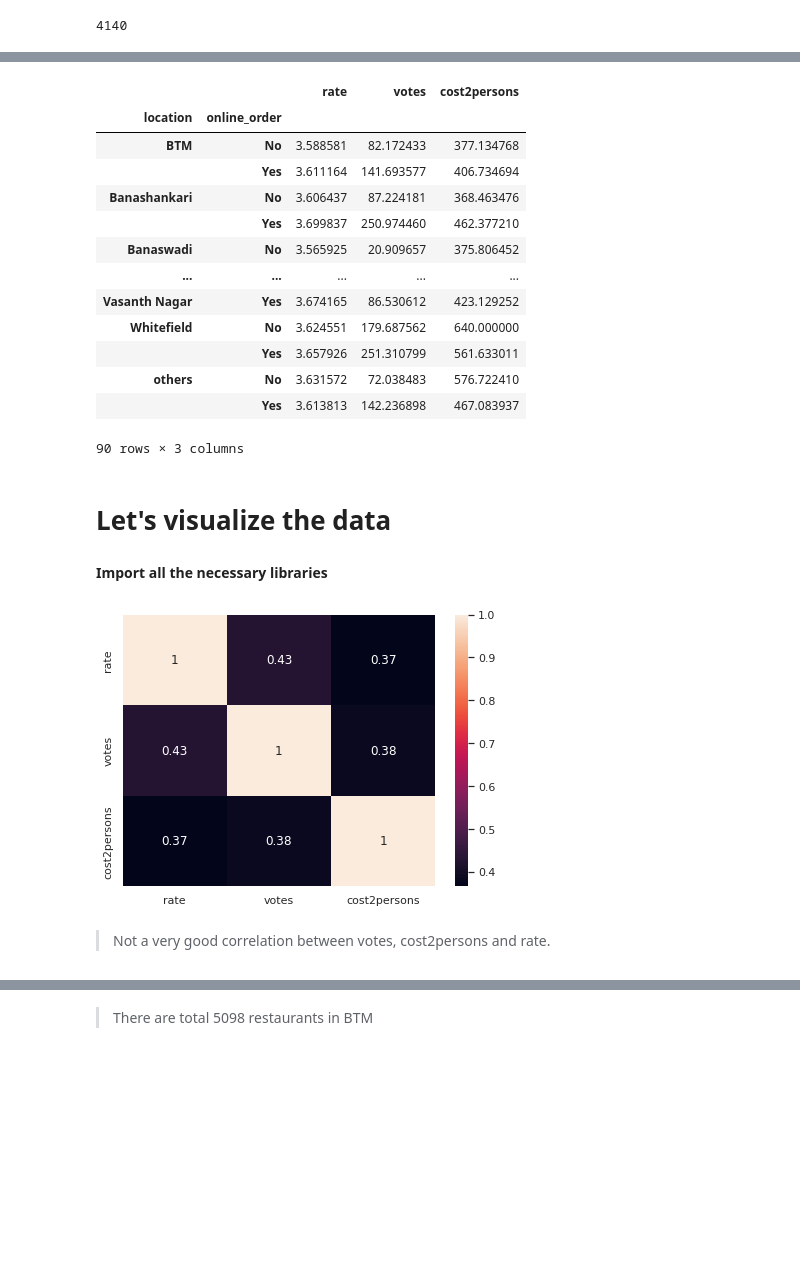
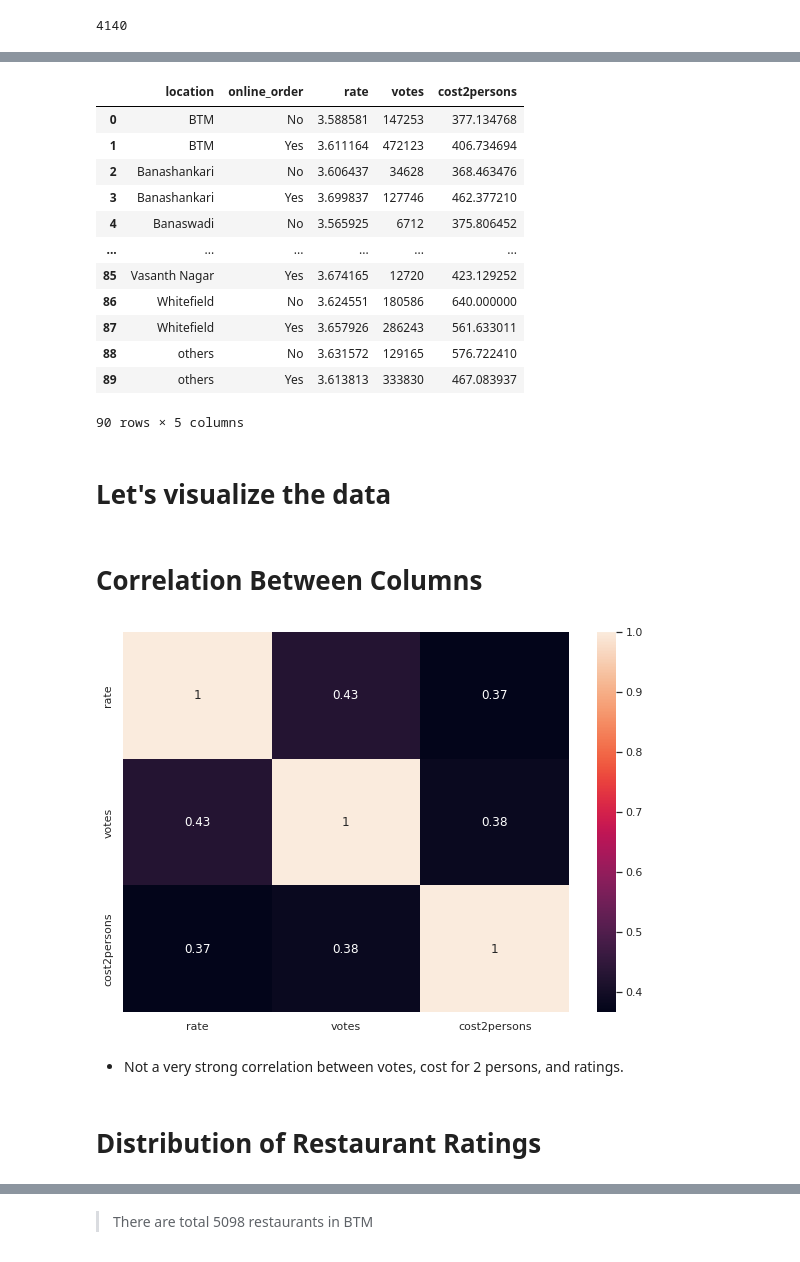
Before and after one commit to Shajar87/Excel, a Jupyter notebook: Zomato-Bangalore-Restaurants-eda.ipynb, the cells around one changed output, grey strips where cells are left out. Saved outputs shown, nothing was run; the diff lists cells and outputs as text; code cells hidden in the pictures; blank space fills up the shorter version.

```diff
--- a/Zomato-Bangalore-Restaurants-eda.ipynb
+++ b/Zomato-Bangalore-Restaurants-eda.ipynb
@@ -52,7 +46,7 @@ for dirname, _, filenames in os.walk('/kaggle/input'):
 # %% [output]
 Autosaving every 1 seconds
 # %%
-data = pd.read_csv("../input/zomato-bangalore-restaurants/zomato.csv")
+data = pd.read_csv("/kaggle/input/zomato-bangalore-restaurants/zomato.csv")
 # %% [markdown]
 # Take an overview of data
 # %%
@@ -332,25 +372,22 @@ data.sample(5)
 # %%
-#Grouping by location and online order with mean of the respective columns**
-df= data.groupby(['location','online_order']).mean()
+#Grouping location and online by appropriate aggregate fucntions**
+df= data.groupby(['location','online_order']).agg({'rate':'mean','votes':'sum','cost2persons':'mean'}).reset_index()
 df
 # %% [output]
-|  |  | rate | votes | cost2persons |
-| location | online_order |  |  |  |
-| BTM | No | 3.588581 | 82.172433 | 377.134768 |
-|  | Yes | 3.611164 | 141.693577 | 406.734694 |
-| Banashankari | No | 3.606437 | 87.224181 | 368.463476 |
-|  | Yes | 3.699837 | 250.974460 | 462.377210 |
-| Banaswadi | No | 3.565925 | 20.909657 | 375.806452 |
-| ... | ... | ... | ... | ... |
-| Vasanth Nagar | Yes | 3.674165 | 86.530612 | 423.129252 |
-| Whitefield | No | 3.624551 | 179.687562 | 640.000000 |
-|  | Yes | 3.657926 | 251.310799 | 561.633011 |
-| others | No | 3.631572 | 72.038483 | 576.722410 |
-|  | Yes | 3.613813 | 142.236898 | 467.083937 |
+|  | location | online_order | rate | votes | cost2persons |
+| 0 | BTM | No | 3.588581 | 147253 | 377.134768 |
+| 1 | BTM | Yes | 3.611164 | 472123 | 406.734694 |
+| 2 | Banashankari | No | 3.606437 | 34628 | 368.463476 |
+| 3 | Banashankari | Yes | 3.699837 | 127746 | 462.377210 |
+| 4 | Banaswadi | No | 3.565925 | 6712 | 375.806452 |
+| ... | ... | ... | ... | ... | ... |
+| 85 | Vasanth Nagar | Yes | 3.674165 | 12720 | 423.129252 |
+| 86 | Whitefield | No | 3.624551 | 180586 | 640.000000 |
+| 87 | Whitefield | Yes | 3.657926 | 286243 | 561.633011 |
+| 88 | others | No | 3.631572 | 129165 | 576.722410 |
+| 89 | others | Yes | 3.613813 | 333830 | 467.083937 |
-90 rows × 3 columns
+90 rows × 5 columns
 # %%
 #df.sort_values(by=['rate'],ascending=False)
 # %% [markdown]
 # Let's visualize the data
-# %% [markdown]
-**Import all the necessary libraries**
@@ -364,8 +400,12 @@ import plotly.io as pio
+# %% [markdown]
+# Correlation Between Columns
 # %%
-sns.set(rc={'figure.figsize':(7,5)})
+sns.set(rc={'figure.figsize':(10,7)})
 sns.heatmap(data.corr(),annot = True)
 plt.show()
 # %% [output]
-[figure, old version]
+[figure, new version]
 # %% [markdown]
-> Not a very good correlation between votes, cost2persons and rate.
+- Not a very strong correlation between votes, cost for 2 persons, and ratings.
+# %% [markdown]
+# Distribution of Restaurant Ratings
```
Also changed, not shown: parts of 130 cells of this notebook.
